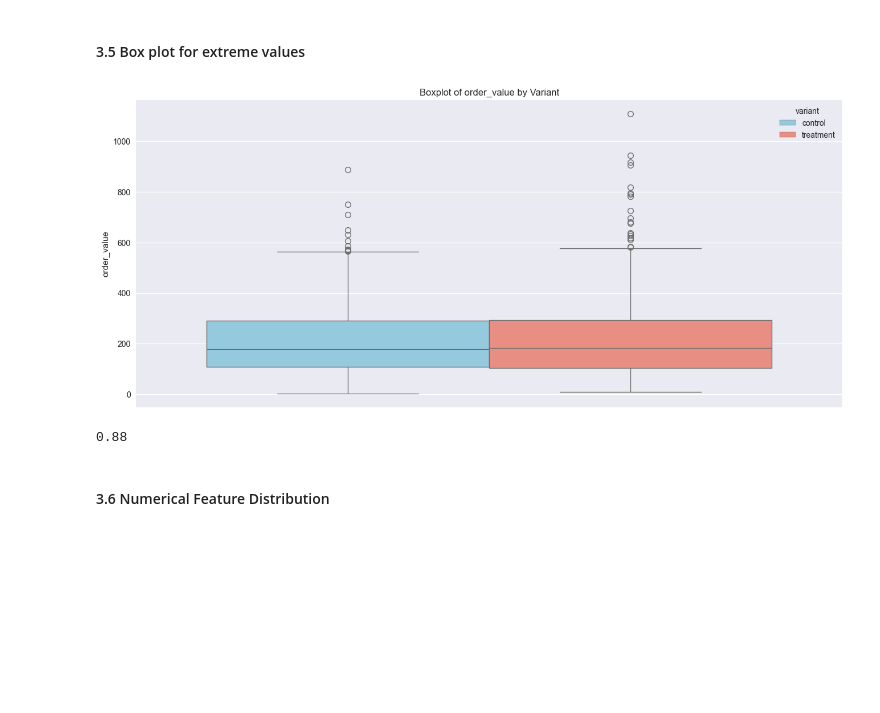
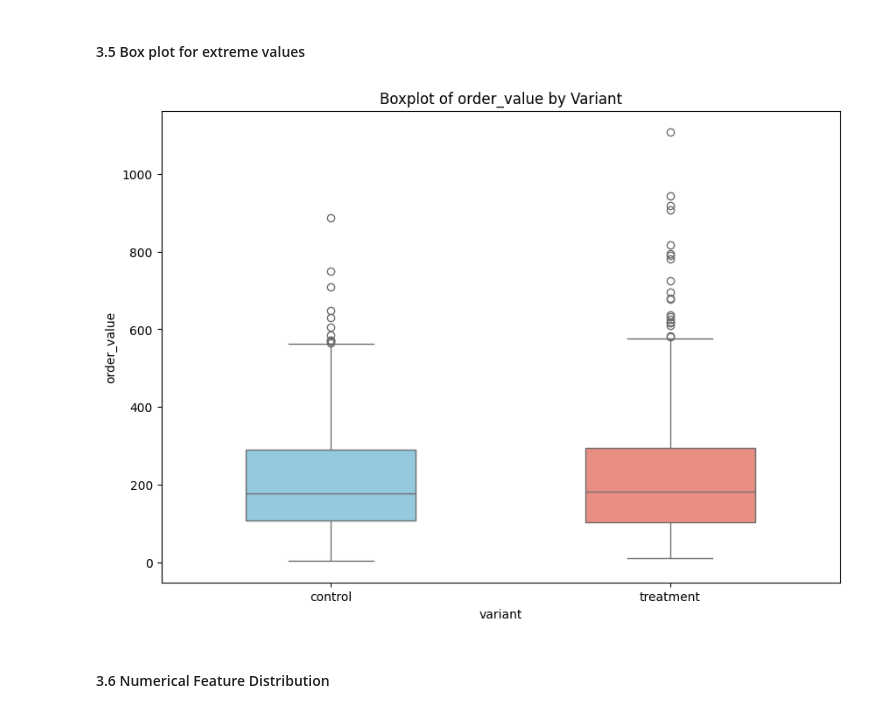
Before and after one commit to KEVIN-VN642/A_B-Testing, a Jupyter notebook: notebook.ipynb, the cells around one changed output. Cells and saved outputs as stored; diff of their text form; code cells hidden in the pictures; blank space fills up the shorter version.

```diff
--- a/notebook.ipynb
+++ b/notebook.ipynb
@@ -244,33 +251,28 @@ plot_categorical_distributions(df, columns=['device_type', 'user_type', 'traffic
 # %%
 # use only rows with converted == 1
 df_converted = df[df['converted'] == 1]
 
 # make boxplots for numerical variables
 def plot_boxplots(df, columns):
     for i in range(0, len(columns), 2):
         batch = columns[i:i+2]
-        fig, axes = plt.subplots(1, len(batch), figsize=(16, 7))
+        fig, axes = plt.subplots(1, len(batch), figsize=(10, 7))
 
         if len(batch) == 1:
             axes = [axes]  # Convert to list if only one axis
 
         for j, col in enumerate(batch):
-            sns.boxplot(data=df, y=col, ax=axes[j], hue="variant",
-                       palette={'control': 'skyblue', 'treatment': 'salmon'})
+            sns.boxplot(data=df, x = 'variant',y=col, ax=axes[j], hue="variant",
+                       palette={'control': 'skyblue', 'treatment': 'salmon'}, width=0.5)
             axes[j].set_title(f'Boxplot of {col} by Variant')
 
         #plt.tight_layout()
         plt.show()
 # Plot boxplots for numerical variables
 print()
 plot_boxplots(df_converted, columns=['order_value'])
 # %% [output]
-[figure, old version]
+[figure, new version]
-# %%
-# The box
-round(float((df['order_value']==0).sum()/len(df)),2) # Check for zero order values
-# %% [output]
-0.88
 # %% [markdown]
 #### 3.6 Numerical Feature Distribution
 # %%
```
Also changed, not shown: parts of 9 cells of this notebook, 1 other file.
